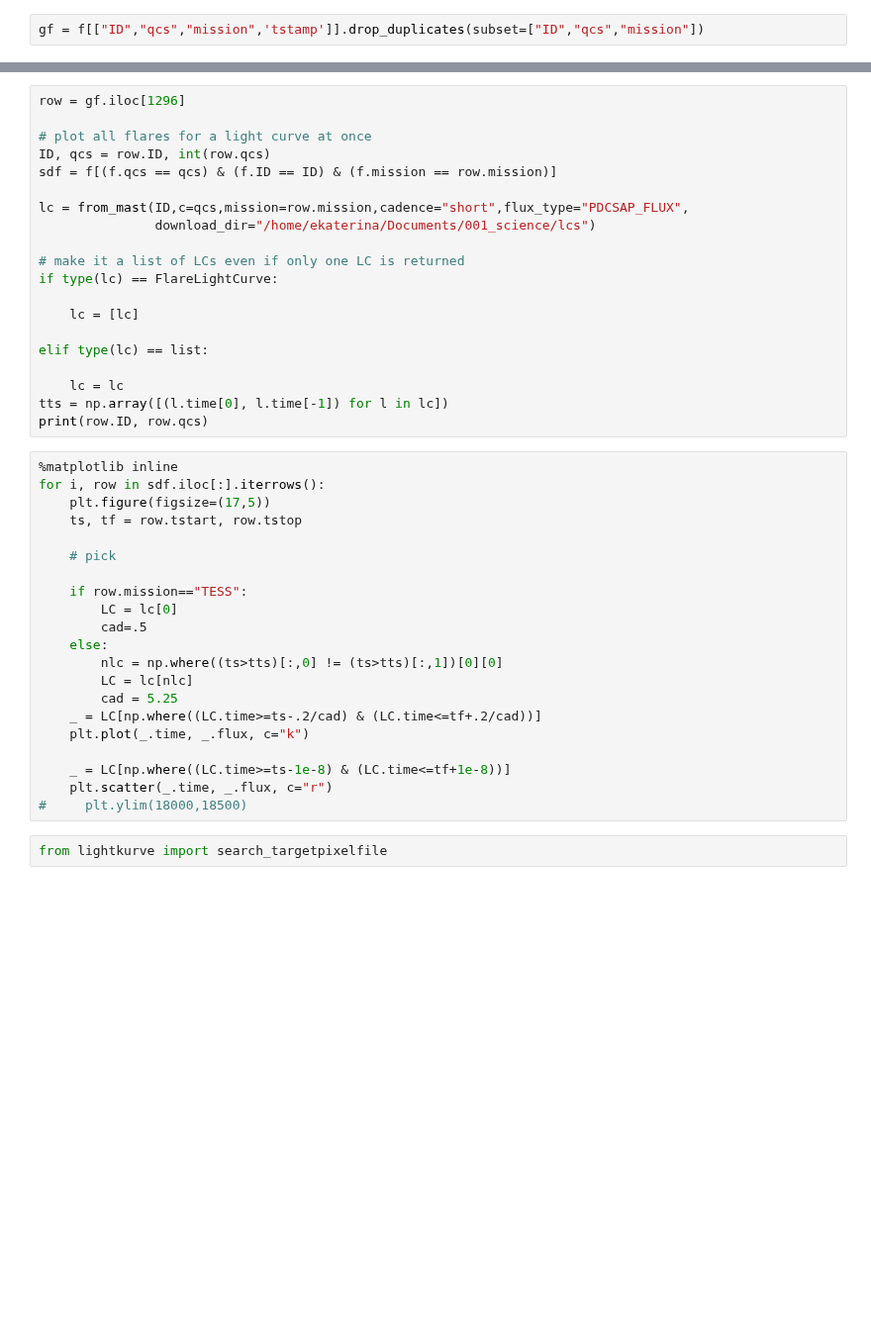
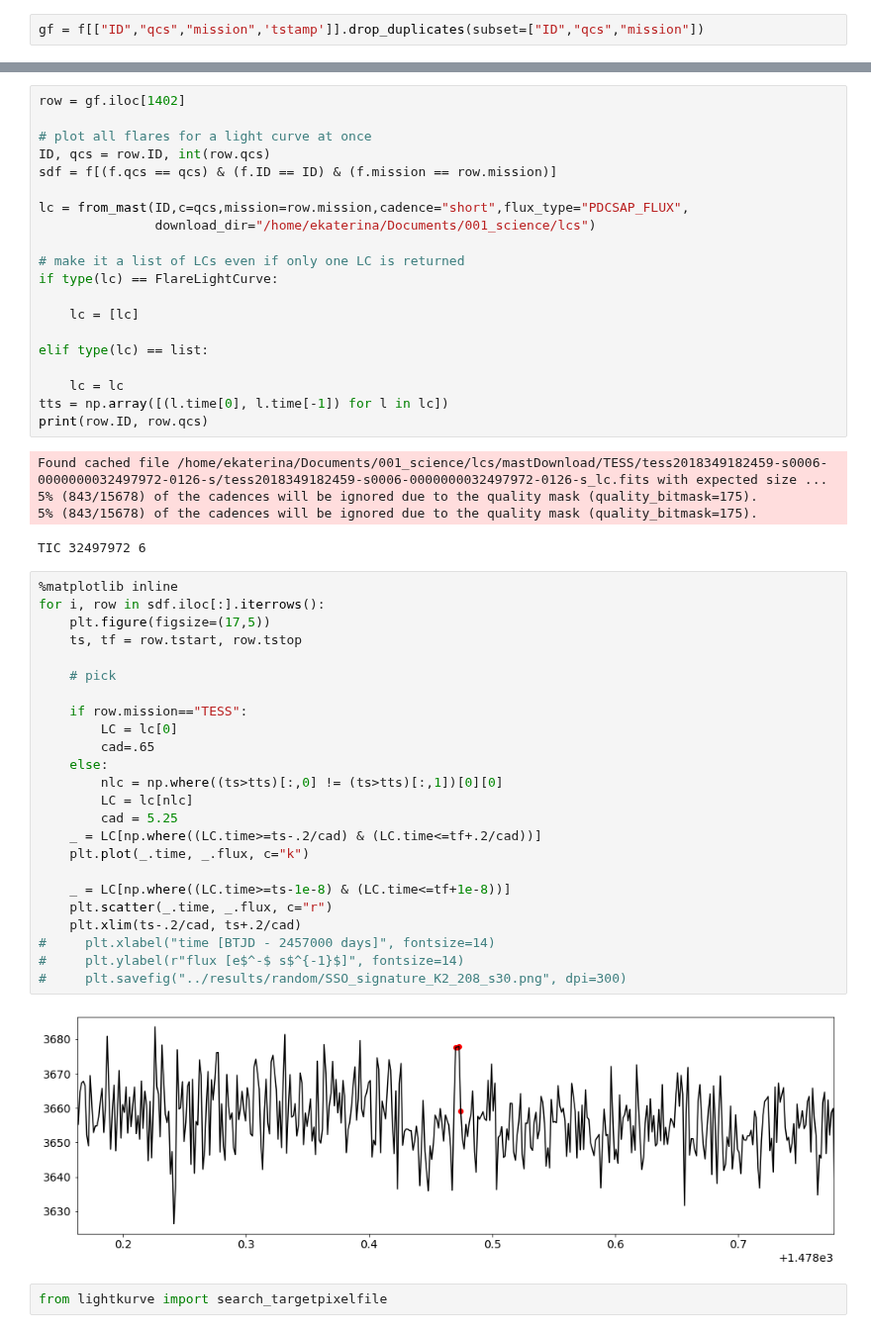
Before and after one commit to ekaterinailin/flaring-spi, a Jupyter notebook: notebooks/inspect_flare.ipynb, the cells around one changed output, grey strips where cells are left out. Shown at 99% size. Cells and saved outputs as stored; diff of their text form; blank space fills up the shorter version.

```diff
--- a/notebooks/inspect_flare.ipynb
+++ b/notebooks/inspect_flare.ipynb
@@ -18,5 +37,5 @@ gf.shape
 # %%
-row = gf.iloc[1296]
+row = gf.iloc[1402]
 
 # plot all flares for a light curve at once
 ID, qcs = row.ID, int(row.qcs)
@@ -35,27 +54,37 @@ elif type(lc) == list:
     lc = lc
 tts = np.array([(l.time[0], l.time[-1]) for l in lc])
 print(row.ID, row.qcs)
+# %% [output]
+Found cached file /home/ekaterina/Documents/001_science/lcs/mastDownload/TESS/tess2018349182459-s0006-0000000032497972-0126-s/tess2018349182459-s0006-0000000032497972-0126-s_lc.fits with expected size ...
+5% (843/15678) of the cadences will be ignored due to the quality mask (quality_bitmask=175).
+5% (843/15678) of the cadences will be ignored due to the quality mask (quality_bitmask=175).
+TIC 32497972 6
 # %%
 %matplotlib inline
 for i, row in sdf.iloc[:].iterrows():
     plt.figure(figsize=(17,5))
     ts, tf = row.tstart, row.tstop
 
     # pick
 
     if row.mission=="TESS":
         LC = lc[0]
-        cad=.5
+        cad=.65
     else:
         nlc = np.where((ts>tts)[:,0] != (ts>tts)[:,1])[0][0]
         LC = lc[nlc]
         cad = 5.25
     _ = LC[np.where((LC.time>=ts-.2/cad) & (LC.time<=tf+.2/cad))]
     plt.plot(_.time, _.flux, c="k")
 
     _ = LC[np.where((LC.time>=ts-1e-8) & (LC.time<=tf+1e-8))]
     plt.scatter(_.time, _.flux, c="r")
-#     plt.ylim(18000,18500)
+    plt.xlim(ts-.2/cad, ts+.2/cad)
+#     plt.xlabel("time [BTJD - 2457000 days]", fontsize=14)
+#     plt.ylabel(r"flux [e$^-$ s$^{-1}$]", fontsize=14)
+#     plt.savefig("../results/random/SSO_signature_K2_208_s30.png", dpi=300)
+# %% [output]
+[figure, added]
 # %%
 from lightkurve import search_targetpixelfile
 # %%
```
Also changed, not shown: parts of 7 cells of this notebook, 3 other files.
